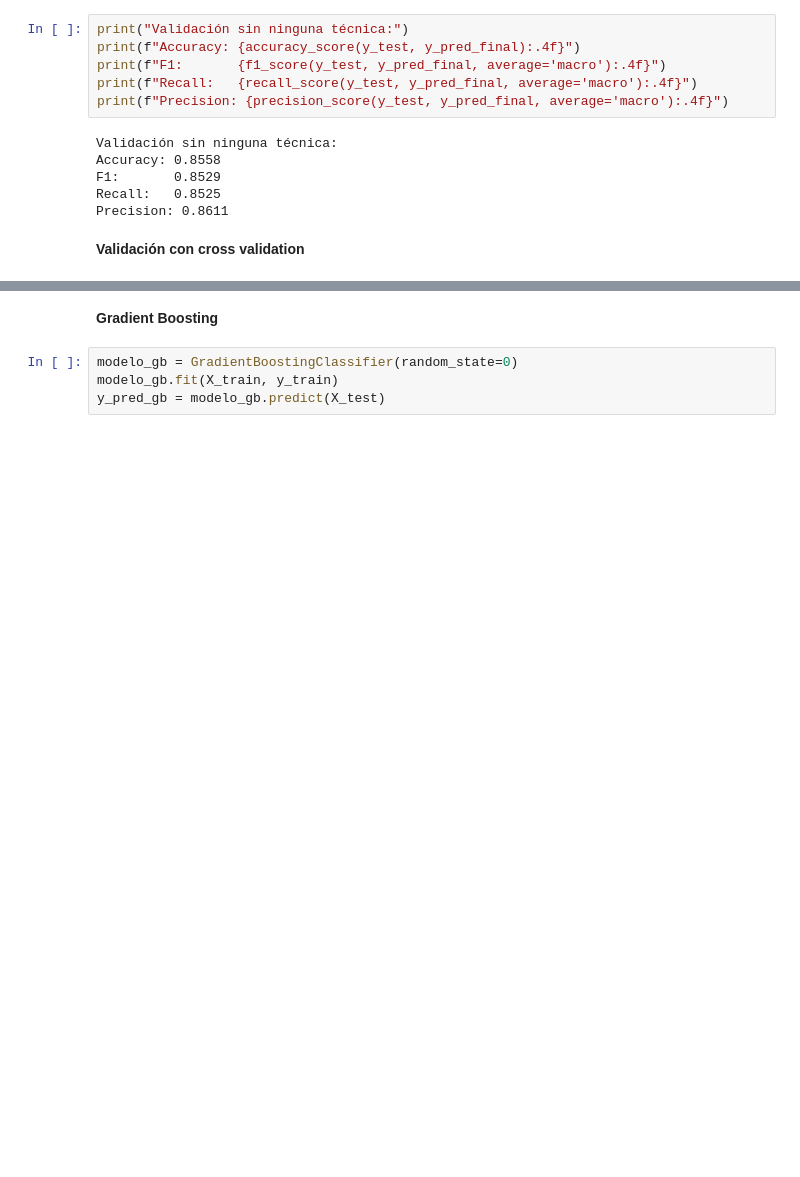
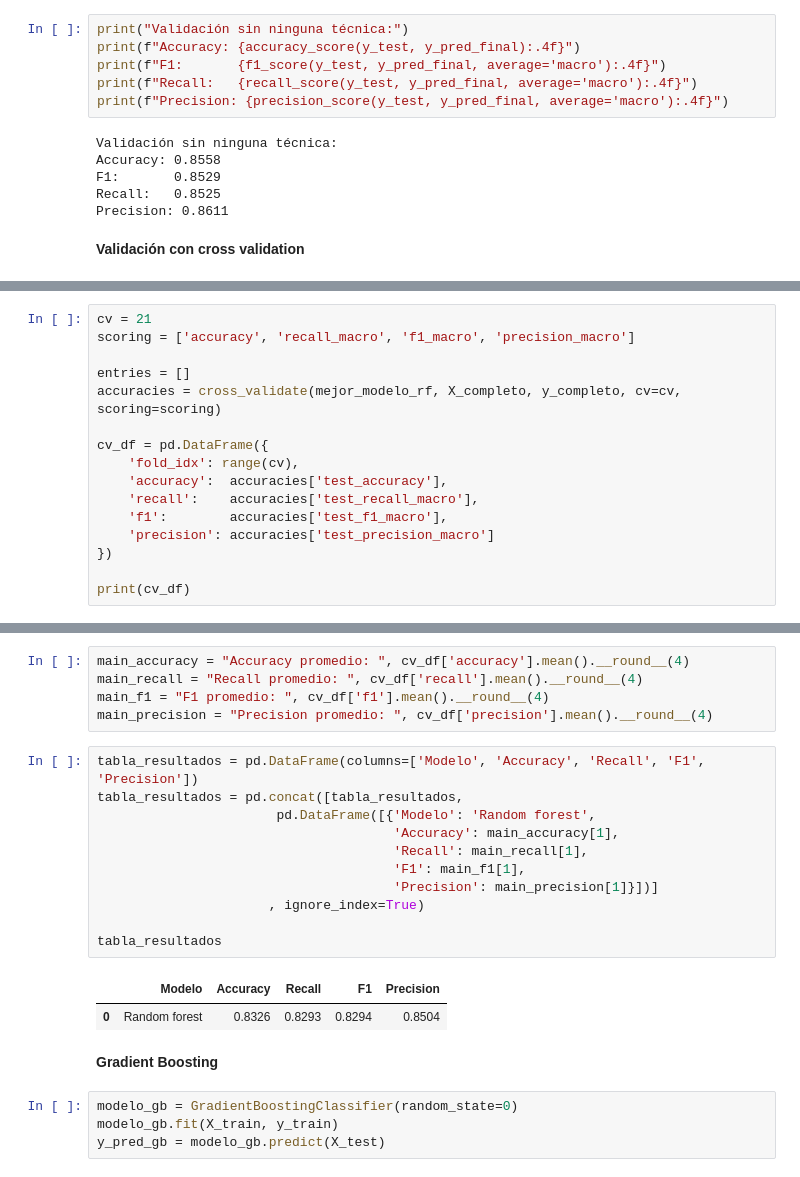
Before and after one commit to MilySierra/Estimation-of-Obesity-Levels-Model, a Jupyter notebook: estimation.ipynb, the cells around one changed output, grey strips where cells are left out. Saved outputs shown, nothing was run; the diff lists cells and outputs as text; blank space fills up the shorter version.

```diff
--- a/estimation.ipynb
+++ b/estimation.ipynb
@@ -379,0 +394,16 @@ Precision: 0.8611
+# %%
+cv = 21
+scoring = ['accuracy', 'recall_macro', 'f1_macro', 'precision_macro']
+
+entries = []
+accuracies = cross_validate(mejor_modelo_rf, X_completo, y_completo, cv=cv, scoring=scoring)
+
+cv_df = pd.DataFrame({
+    'fold_idx': range(cv),
+    'accuracy':  accuracies['test_accuracy'],
+    'recall':    accuracies['test_recall_macro'],
+    'f1':        accuracies['test_f1_macro'],
+    'precision': accuracies['test_precision_macro']
+})
+
+print(cv_df)
@@ -380,3 +428,22 @@ Precision: 0.8611
+# %%
+main_accuracy = "Accuracy promedio: ", cv_df['accuracy'].mean().__round__(4)
+main_recall = "Recall promedio: ", cv_df['recall'].mean().__round__(4)
+main_f1 = "F1 promedio: ", cv_df['f1'].mean().__round__(4)
+main_precision = "Precision promedio: ", cv_df['precision'].mean().__round__(4)
+# %%
+tabla_resultados = pd.DataFrame(columns=['Modelo', 'Accuracy', 'Recall', 'F1', 'Precision'])
+tabla_resultados = pd.concat([tabla_resultados,
+                       pd.DataFrame([{'Modelo': 'Random forest',
+                                      'Accuracy': main_accuracy[1],
+                                      'Recall': main_recall[1],
+                                      'F1': main_f1[1],
+                                      'Precision': main_precision[1]}])]
+                      , ignore_index=True)
+
+tabla_resultados
+# %% [output]
+|  | Modelo | Accuracy | Recall | F1 | Precision |
+| 0 | Random forest | 0.8326 | 0.8293 | 0.8294 | 0.8504 |
 # %% [markdown]
 **Gradient Boosting**
 # %%
```
Also changed, not shown: parts of 7 cells of this notebook.
